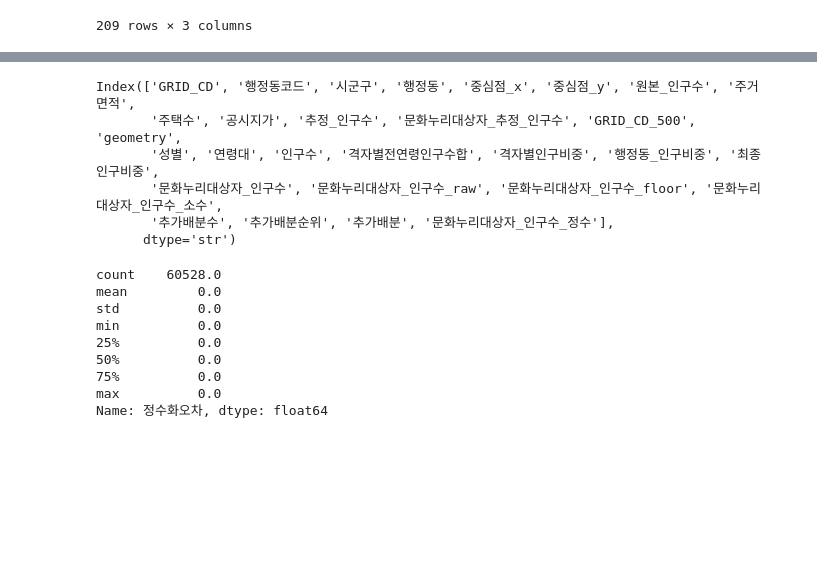
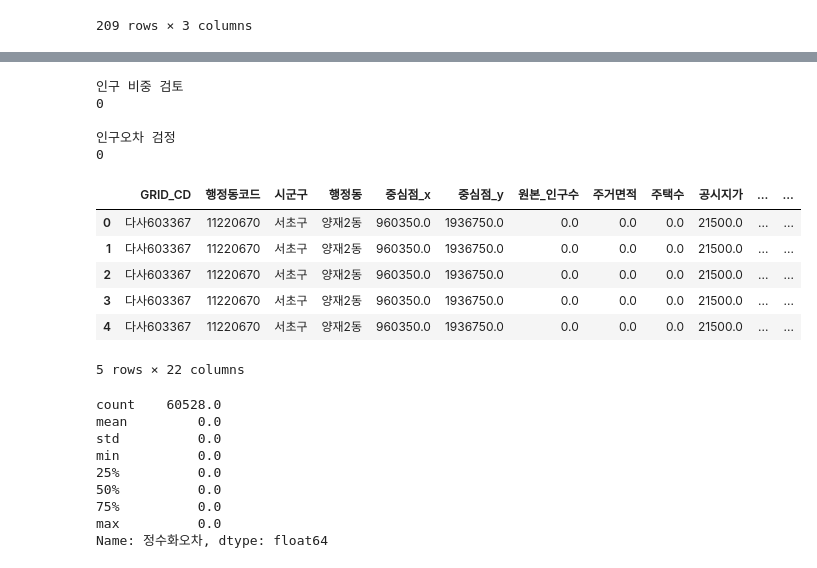
Before and after one commit to JHPark-kor/Oracle-Project, a Jupyter notebook: analysis_table/notebooks/06_grid_population_specific.ipynb, the cells around one changed output, grey strips where cells are left out. Saved outputs shown, nothing was run; the diff lists cells and outputs as text; code cells hidden in the pictures; blank space fills up the shorter version.

```diff
--- a/analysis_table/notebooks/06_grid_population_specific.ipynb
+++ b/analysis_table/notebooks/06_grid_population_specific.ipynb
@@ -637,8 +571,8 @@ grid_out = grid_merge.groupby("GRID_CD", as_index = False).agg({"문화누리대
                                               "격자별인구비중": 'sum'}
                                              ).rename(columns = {"격자별인구비중": "격자별인구비중합"})
 
-over_idx = (grid_out["문화누리대상자_추정_인구수"] == 0) & (grid_out["격자별인구비중합"] != 0)
-under_idx = (grid_out["문화누리대상자_추정_인구수"] != 0) & (grid_out["격자별인구비중합"] == 0)
+over_idx = (np.isclose(grid_out["문화누리대상자_추정_인구수"], 0)) & (~np.isclose(grid_out["격자별인구비중합"], 0))
+under_idx = (~np.isclose(grid_out["문화누리대상자_추정_인구수"], 0)) & (np.isclose(grid_out["격자별인구비중합"], 0))
 
 print(over_idx.sum())
 display(grid_out[over_idx].sort_values('격자별인구비중합', ascending=False))
@@ -648,7 +582,7 @@ display(grid_out[under_idx].sort_values('문화누리대상자_추정_인구수'
 
 
 # 일부 격자에서는 문화누리대상자 추정 인구수는 존재하지만 성별·연령별 격자 인구비중이 0으로 나타났다.
-# 해당 격자에 격자 단위 성별·연령 분포를 적용하면 문화누리대상자 총량이 소실되므로, 같은 시군구·행정동의 성별·연령별 인구비중으로 대체하였다. \
+# 해당 격자에 격자 단위 성별·연령 분포를 적용하면 문화누리대상자 총량이 소실되므로, 같은 시군구·행정동의 성별·연령별 인구비중으로 대체하였다.
 # 이를 통해 격자별 문화누리대상자 총량을 보존하면서 성별·연령대별 배분이 가능하도록 하였다.
 # %% [output]
 690
@@ -752,12 +616,54 @@ Name: 오차, dtype: float64
-# %%
-grid_merge.head()
-grid_merge.columns
-# %% [output]
-Index(['GRID_CD', '행정동코드', '시군구', '행정동', '중심점_x', '중심점_y', '원본_인구수', '주거면적',
-       '주택수', '공시지가', '추정_인구수', '문화누리대상자_추정_인구수', 'GRID_CD_500', 'geometry',
-       '성별', '연령대', '인구수', '격자별전연령인구수합', '격자별인구비중', '행정동_인구비중', '최종인구비중',
-       '문화누리대상자_인구수', '문화누리대상자_인구수_raw', '문화누리대상자_인구수_floor', '문화누리대상자_인구수_소수',
-       '추가배분수', '추가배분순위', '추가배분', '문화누리대상자_인구수_정수'],
-      dtype='str')
+# %%
+hjd_est = grid_merge[grid_merge["격자별전연령인구수합"] > 0].groupby(["시군구", "행정동", "성별", "연령대"], as_index=False)["인구수"].sum()
+hjd_est["행정동_전연령인구수합"] =  hjd_est.groupby(["시군구", "행정동"])["인구수"].transform('sum')
+hjd_est["행정동_인구비중"] = hjd_est["인구수"] / hjd_est["행정동_전연령인구수합"]
+
+hjd_est = hjd_est[["시군구", "행정동", "성별", "연령대", "행정동_인구비중"]].copy()
+
+grid_merge_hjd = grid_merge.merge(hjd_est,
+                             on = ["시군구", "행정동", "성별", '연령대'],
+                             how = 'left')
+
+hjd_ratio_list = list(grid_out.loc[under_idx, "GRID_CD"].unique())
+
+grid_merge_hjd["최종_인구비중"] = np.where(
+    grid_merge_hjd["GRID_CD"].isin(hjd_ratio_list),
+                                    grid_merge_hjd["행정동_인구비중"],
+                                    grid_merge_hjd["격자별인구비중"]
+                                    )
+
+grid_merge_hjd["최종_인구비중"] = grid_merge_hjd["최종_인구비중"].fillna(0)
+
+print('\n인구 비중 검토')
+ratio_test = grid_merge_hjd.groupby("GRID_CD", as_index=False).agg({"문화누리대상자_추정_인구수": 'first',
+                                                                    "최종_인구비중": 'sum'})
+print((((ratio_test["문화누리대상자_추정_인구수"] > 0) & (np.isclose(ratio_test["최종_인구비중"], 0))).sum()))
+
+grid_merge_hjd["문화누리대상자_성연령별_추정_인구수"] = grid_merge_hjd["문화누리대상자_추정_인구수"] * grid_merge_hjd["최종_인구비중"]
+
+
+grid_merge_hjd.head()
+pop_check = grid_merge_hjd.groupby("GRID_CD", as_index=False).agg({"문화누리대상자_추정_인구수": 'first',
+                                                                "문화누리대상자_성연령별_추정_인구수": 'sum'})
+pop_check['인구오차'] = pop_check["문화누리대상자_추정_인구수"] - pop_check["문화누리대상자_성연령별_추정_인구수"]
+
+print('\n인구오차 검정')
+print((~np.isclose(pop_check["인구오차"], 0)).sum())
+# %% [output]
+인구 비중 검토
+0
+
+인구오차 검정
+0
+# %%
+grid_merge_hjd.head()
+# %% [output]
+|  | GRID_CD | 행정동코드 | 시군구 | 행정동 | 중심점_x | 중심점_y | 원본_인구수 | 주거면적 | 주택수 | 공시지가 | ... | ... |
+| 0 | 다사603367 | 11220670 | 서초구 | 양재2동 | 960350.0 | 1936750.0 | 0.0 | 0.0 | 0.0 | 21500.0 | ... | ... |
+| 1 | 다사603367 | 11220670 | 서초구 | 양재2동 | 960350.0 | 1936750.0 | 0.0 | 0.0 | 0.0 | 21500.0 | ... | ... |
+| 2 | 다사603367 | 11220670 | 서초구 | 양재2동 | 960350.0 | 1936750.0 | 0.0 | 0.0 | 0.0 | 21500.0 | ... | ... |
+| 3 | 다사603367 | 11220670 | 서초구 | 양재2동 | 960350.0 | 1936750.0 | 0.0 | 0.0 | 0.0 | 21500.0 | ... | ... |
+| 4 | 다사603367 | 11220670 | 서초구 | 양재2동 | 960350.0 | 1936750.0 | 0.0 | 0.0 | 0.0 | 21500.0 | ... | ... |
+5 rows × 22 columns
 # %%
 # 정수화 대상 값
```
Also changed, not shown: parts of 5 cells of this notebook, 1 other file.
